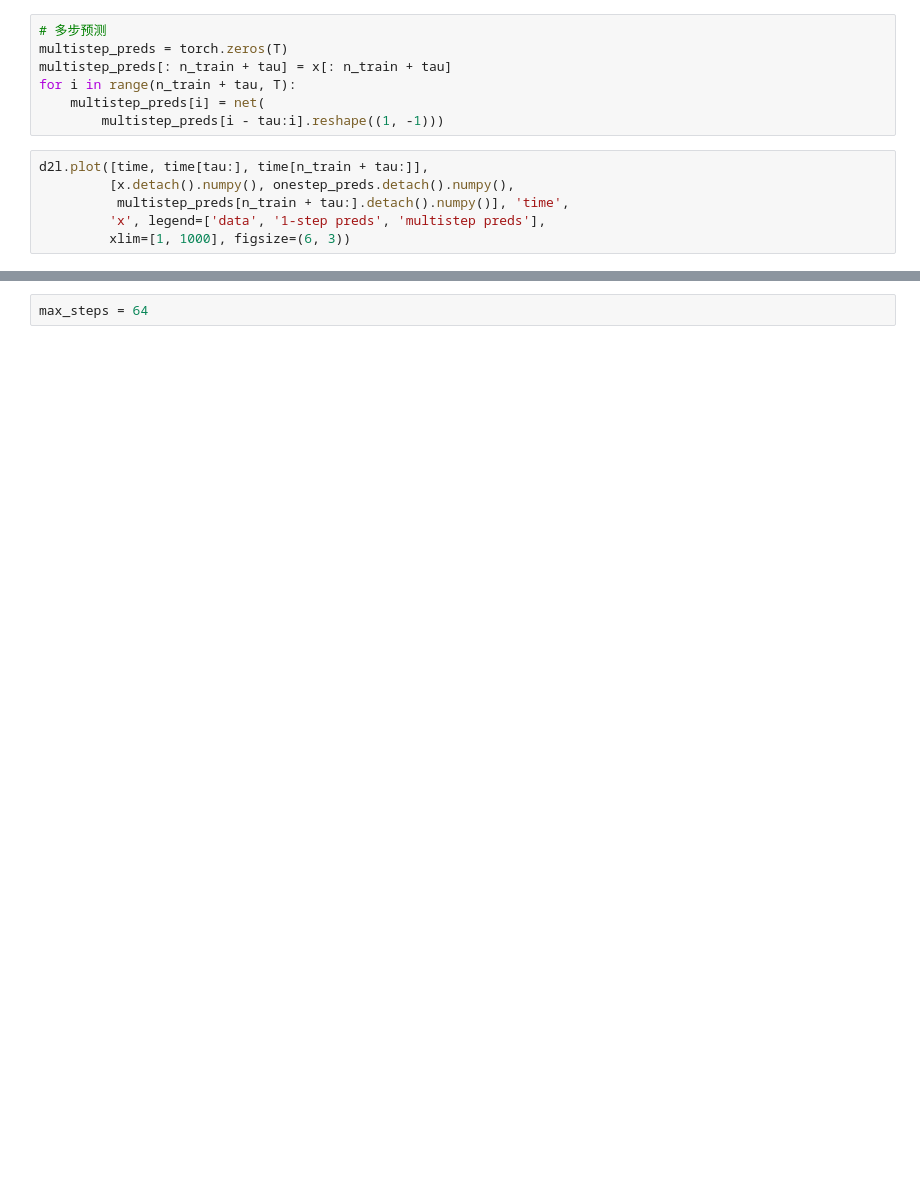
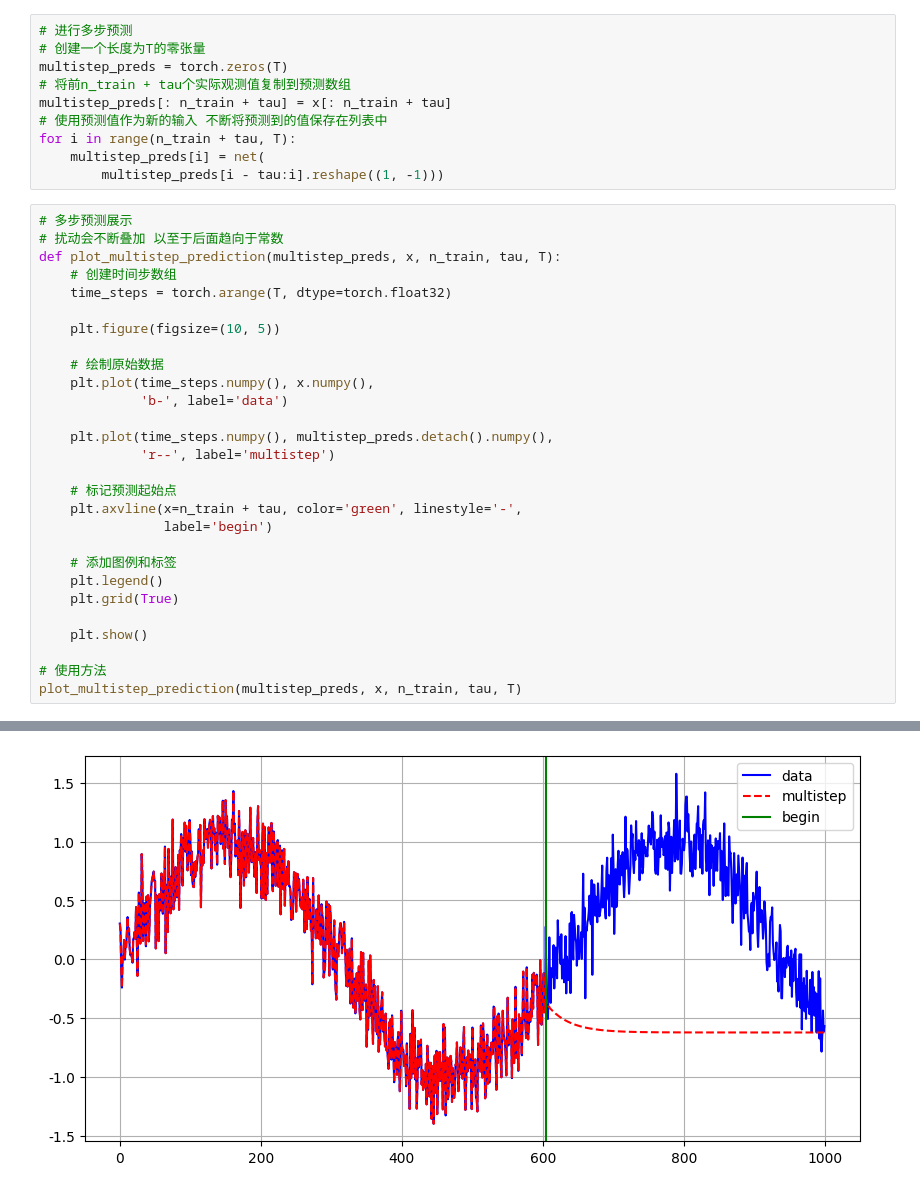
Before and after one commit to SimonSkywalke/diveIntoDeepLearningEasy, a Jupyter notebook: chapter8_recurrent-neural-networks/8.1_sequence.ipynb, the cells around one changed output, grey strips where cells are left out. Cells and saved outputs as stored; diff of their text form; blank space fills up the shorter version.

```diff
--- a/chapter8_recurrent-neural-networks/8.1_sequence.ipynb
+++ b/chapter8_recurrent-neural-networks/8.1_sequence.ipynb
@@ -116,14 +141,39 @@ d2l.plot([time, time[tau:]],
 # %%
-# 多步预测
+# 进行多步预测
+# 创建一个长度为T的零张量
 multistep_preds = torch.zeros(T)
+# 将前n_train + tau个实际观测值复制到预测数组
 multistep_preds[: n_train + tau] = x[: n_train + tau]
+# 使用预测值作为新的输入 不断将预测到的值保存在列表中
 for i in range(n_train + tau, T):
     multistep_preds[i] = net(
         multistep_preds[i - tau:i].reshape((1, -1)))
 # %%
-d2l.plot([time, time[tau:], time[n_train + tau:]],
-         [x.detach().numpy(), onestep_preds.detach().numpy(),
-          multistep_preds[n_train + tau:].detach().numpy()], 'time',
-         'x', legend=['data', '1-step preds', 'multistep preds'],
-         xlim=[1, 1000], figsize=(6, 3))
+# 多步预测展示
+# 扰动会不断叠加 以至于后面趋向于常数
+def plot_multistep_prediction(multistep_preds, x, n_train, tau, T):
+    # 创建时间步数组
+    time_steps = torch.arange(T, dtype=torch.float32)
+
+    plt.figure(figsize=(10, 5))
+
+    # 绘制原始数据
+    plt.plot(time_steps.numpy(), x.numpy(),
+             'b-', label='data')
+
+    plt.plot(time_steps.numpy(), multistep_preds.detach().numpy(),
+             'r--', label='multistep')
+
+    # 标记预测起始点
+    plt.axvline(x=n_train + tau, color='green', linestyle='-',
+                label='begin')
+
+    # 添加图例和标签
+    plt.legend()
+    plt.grid(True)
+
+    plt.show()
+
+# 使用方法
+plot_multistep_prediction(multistep_preds, x, n_train, tau, T)
 # %% [output]
@@ -131,3 +180,2 @@ d2l.plot([time, time[tau:], time[n_train + tau:]],
+[figure, added]
-# %%
-max_steps = 64
 # %%
```
Also changed, not shown: parts of 27 cells of this notebook.
